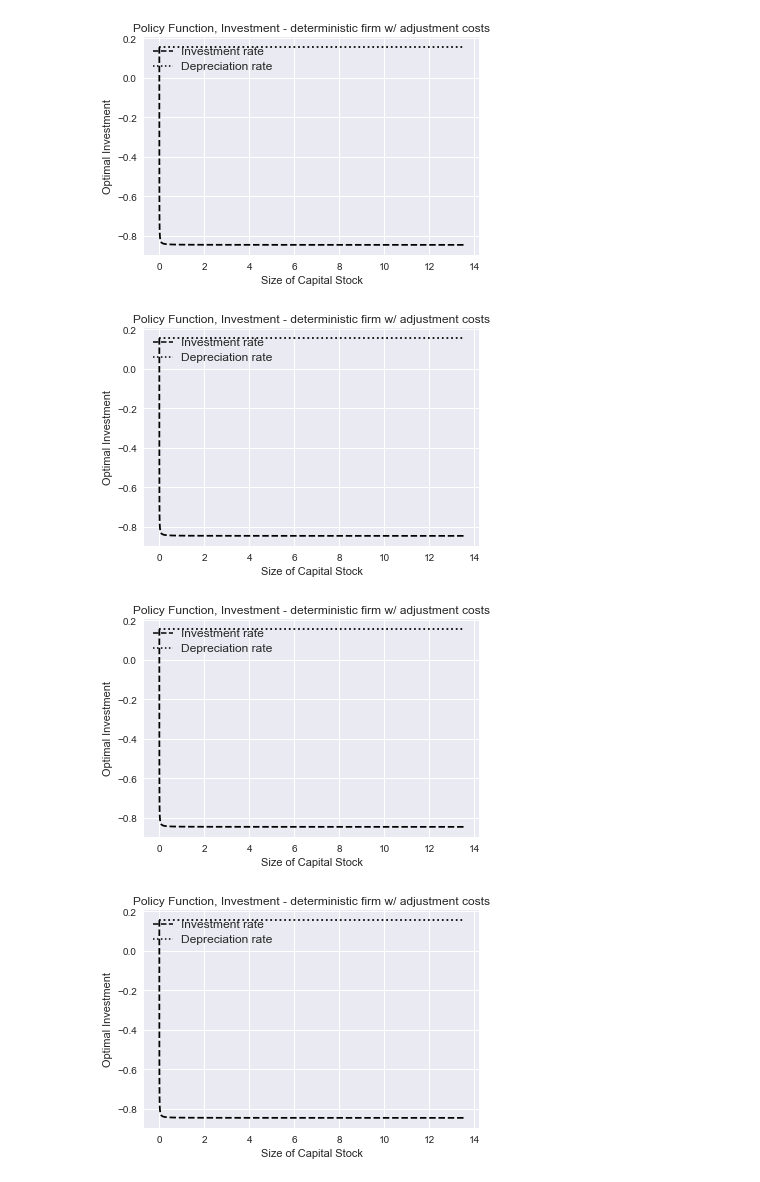
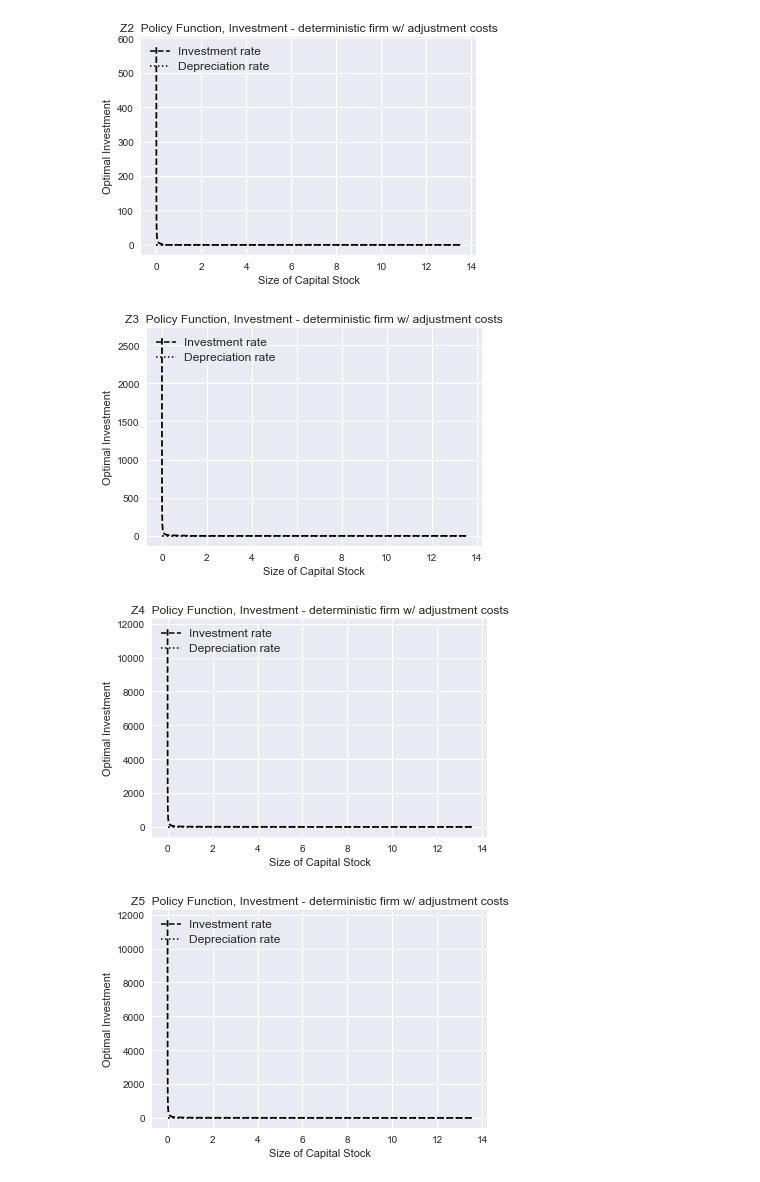
Before and after one commit to benlimsh/BootCamp2017, a Jupyter notebook: Labs/Econ/econ_pset3_2.ipynb, the cells around one changed output. Saved outputs shown, nothing was run; the diff lists cells and outputs as text; code cells hidden in the pictures.

```diff
--- a/Labs/Econ/econ_pset3_2.ipynb
+++ b/Labs/Econ/econ_pset3_2.ipynb
@@ -11,7 +11,7 @@ import time
 alpha_k = 0.29715
 alpha_l = 0.65
 delta = 0.154
-psi = 1.08
+psi = 0.03
 w = 0.7
 r= 0.04
 #replaced z with 1 for the lower bound. (should we choose z = smallest point in zgrid instead?)
@@ -36,7 +36,6 @@ for j in range(int(numb * dens)):
     K[j] = ub_k * (1 - delta) ** (j / dens)
 kvec = K[::-1]
 sizek = kvec.shape[0]
-print(sizek)
 
 k_linear = np.linspace(lb_k, ub_k, num=sizek)
 plt.scatter(k_linear, kvec)
@@ -56,9 +54,10 @@ import numpy as np
 %matplotlib inline
 
 # set out parameters
-rho = 0.8
+rho = 0.7605
 mu = 0.0
-sigma_eps = 0.2
+sigma_eps = 0.213
+sigma_z = sigma_eps/ ((1-rho**2)**(1/2))
 
 # draw our shocks
 num_draws = 100000 # number of shocks to draw
@@ -245,10 +264,3 @@ optI = (sizek,) vector, optimal choice of investment for each k
 '''
 optK = kvec[PF]
 optI = optK - (1 - delta) * kvec
-# %%
-#firm cash flow, e_d if don't invest
-V_d = np.zeros((N, sizek, sizek)) #N = 9
-for h in range(N):
-    for i in range(sizek):
-        for j in range(sizek):
-                V_d[h, i, j] = op[h, i] + betafirm * V[h, j]
@@ -272,13 +277,25 @@ plt.show()
 # %%
 # Plot optimal capital stock rule as a function of firm size
 for i in range(len(optK)):
+    fig, ax = plt.subplots()
+    ax.plot(kvec, optK[i], 'k--', label='Capital Next Period')
+    ax.plot(kvec, kvec, 'k:', label='45 degree line')
+    # Now add the legend with some customizations.
+    legend = ax.legend(loc='upper left', shadow=True)
 
-    plt.plot(kvec, optK[i], 'k--', label='Capital Next Period')
-    plt.plot(kvec, kvec, 'k:', label='45 degree line')
+
+    for label in legend.get_texts():
+        label.set_fontsize('large')
+    for label in legend.get_lines():
+        label.set_linewidth(1.5)  # the legend line width
+
+    # The frame is matplotlib.patches.Rectangle instance surrounding the legend.
+    frame = legend.get_frame()
+    frame.set_facecolor('0.90')
 
     # Set the fontsize
     plt.xlabel('Size of Capital Stock')
     plt.ylabel('Optimal Choice of Capital Next Period')
-    plt.title("Z" + str(i) + "  "+ 'Policy Function, Next Period Capital - deterministic firm w/ ' +
+    plt.title("Z" + str(i+1) + "  "+ 'Policy Function, Next Period Capital - deterministic firm w/ ' +
               'adjustment costs')
 # %% [output]
@@ -302,6 +327,6 @@ for i in range(len(optI)):
         label.set_linewidth(1.5)  # the legend line width
     plt.xlabel('Size of Capital Stock')
     plt.ylabel('Optimal Investment')
-    plt.title('Policy Function, Investment - deterministic firm w/ adjustment ' +
+    plt.title("Z" + str(i) + "  "+ 'Policy Function, Investment - deterministic firm w/ adjustment ' +
               'costs')
 # %% [output]
@@ -310,4 +335,4 @@ for i in range(len(optI)):
-[figure, old version]
+[figure, new version]
-[figure, old version]
+[figure, new version]
-[figure, old version]
+[figure, new version]
-[figure, old version]
+[figure, new version]
```
Also changed, not shown: parts of 8 cells of this notebook, 8 other files.
